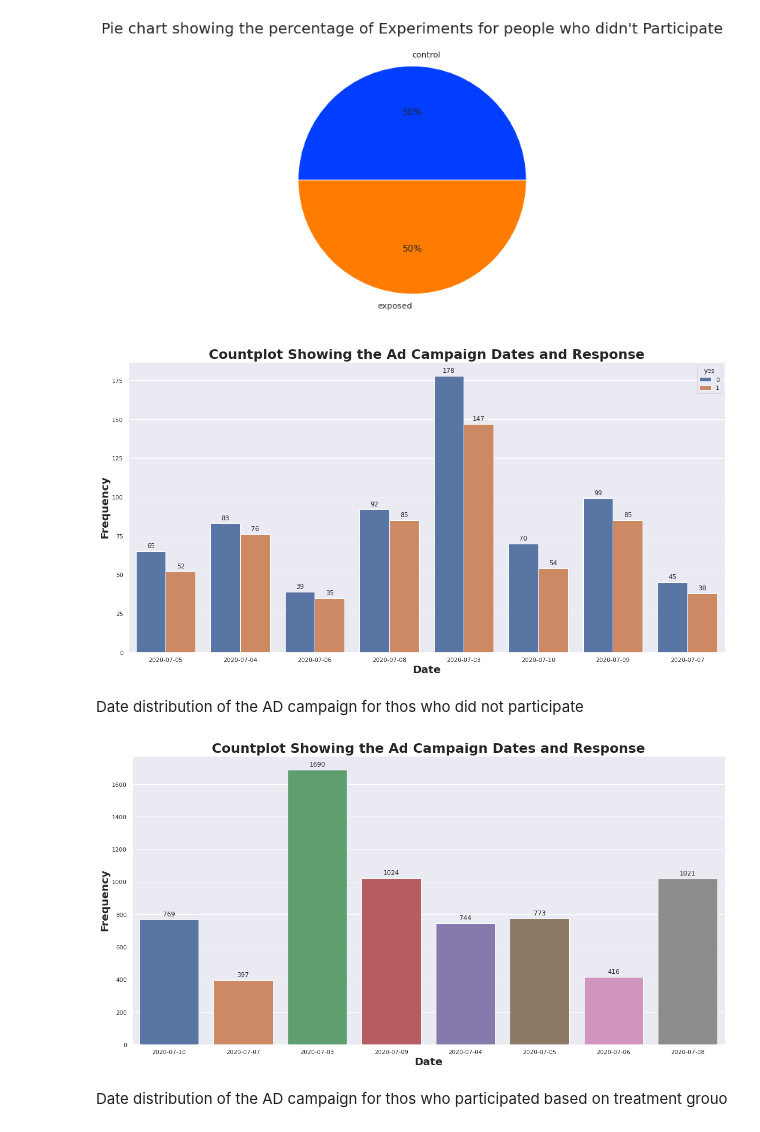
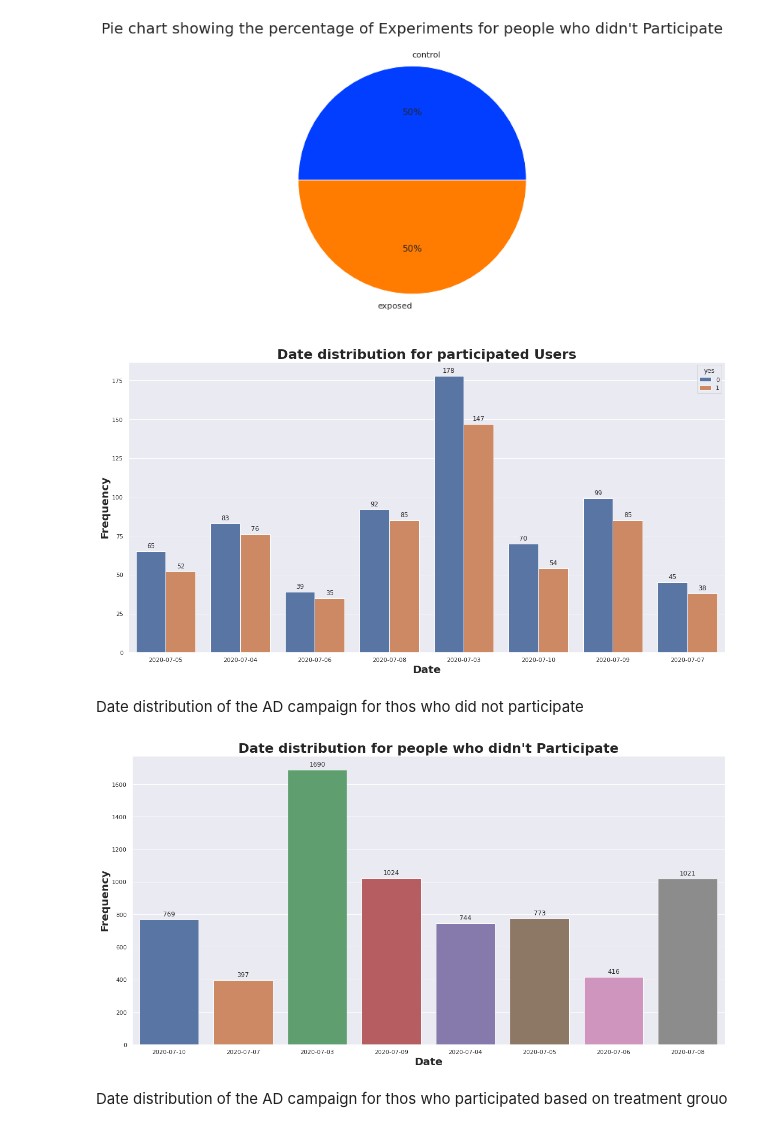
Before and after one commit to wakura-mbuya/abtest-mlops, a Jupyter notebook: notebooks/overview.ipynb, the cells around one changed output. Drawn from its saved outputs; the diff is of its cells as text; code cells hidden in the pictures.

```diff
--- a/notebooks/overview.ipynb
+++ b/notebooks/overview.ipynb
@@ -214,29 +206,24 @@ pl.plot_pie(nparticipated_df[['experiment']].value_counts().value_counts(), ['co
 [figure]
 # %%
 # Date distribution for the AD
-#seaborn countplot to show the Ad campaign dates
 plt.figure(figsize=(20,10))
 sns.set(style="darkgrid")
 
 #countplot
 ax = sns.countplot(x="date", palette='deep', data=participated_df, hue='yes', )
 
 #getting the values of the data
 pl.get_value(ax)
 
 #set the figure paremeters
-pl.fig_att(ax, "Countplot Showing the Ad Campaign Dates and Response",
+pl.fig_att(ax, "Date distribution for participated Users",
         "Date", "Frequency", 25, 20, "bold")
-
-plt.savefig('../assets/date_resp.png') #to save the figure
-plt.show()
 # %% [output]
-[figure, old version]
+[figure, new version]
 # %% [markdown]
 Date distribution of the AD campaign for thos who did not participate
 # %%
 # Date distribution for the AD
-#seaborn countplot to show the Ad campaign dates
 plt.figure(figsize=(20,10))
 sns.set(style="darkgrid")
 
@@ -247,12 +234,9 @@ ax = sns.countplot(x="date", palette='deep', data=nparticipated_df )
 pl.get_value(ax)
 
 #set the figure paremeters
-pl.fig_att(ax, "Countplot Showing the Ad Campaign Dates and Response",
+pl.fig_att(ax, "Date distribution for people who didn't Participate",
         "Date", "Frequency", 25, 20, "bold")
-
-plt.savefig('../assets/date_resp.png') #to save the figure
-plt.show()
 # %% [output]
-[figure, old version]
+[figure, new version]
 # %% [markdown]
 Date distribution of the AD campaign for thos who participated based on treatment grouo
```
Also changed, not shown: parts of 60 cells of this notebook, 1 other file.
